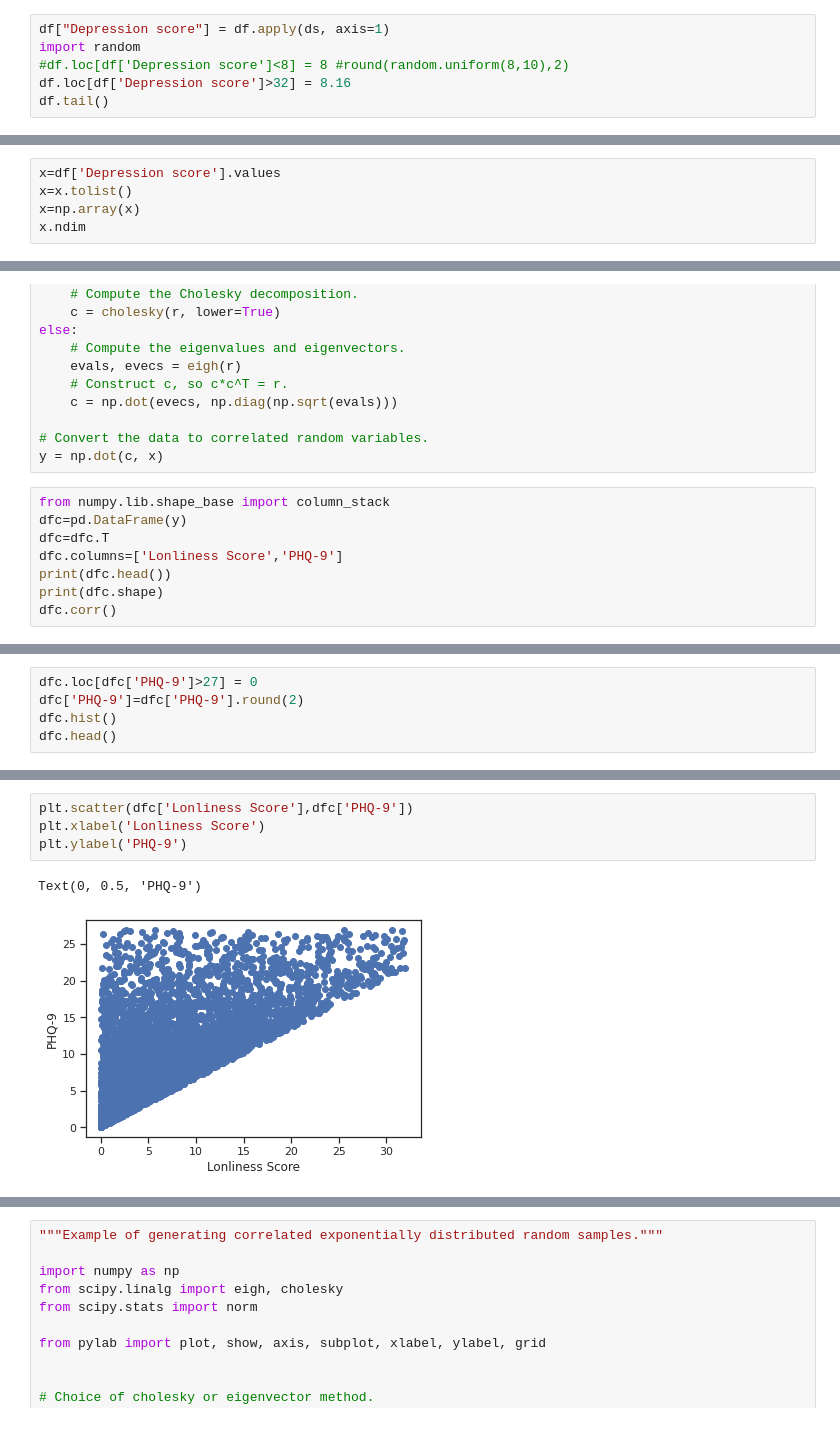
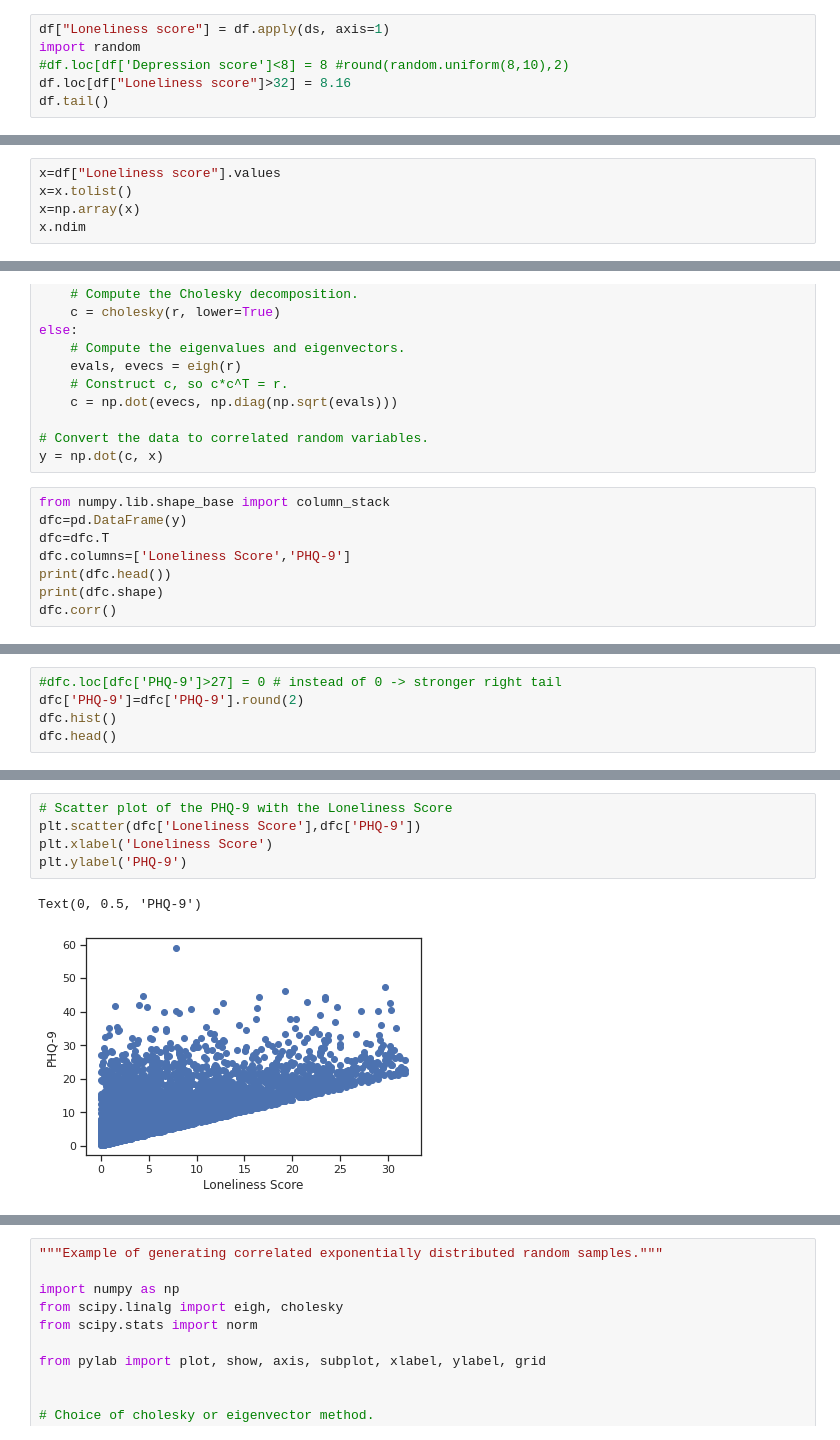
Before and after one commit to Morningspread/MITACS1, a Jupyter notebook: Sample_BCData.ipynb, the cells around one changed output, grey strips where cells are left out. Cells and saved outputs as stored; diff of their text form.

```diff
--- a/Sample_BCData.ipynb
+++ b/Sample_BCData.ipynb
@@ -97,9 +101,9 @@ def ds(df_row):
       ds=round(ds,2)
   return ds
 # %%
-df["Depression score"] = df.apply(ds, axis=1)
+df["Loneliness score"] = df.apply(ds, axis=1)
 import random
 #df.loc[df['Depression score']<8] = 8 #round(random.uniform(8,10),2)
-df.loc[df['Depression score']>32] = 8.16
+df.loc[df["Loneliness score"]>32] = 8.16
 df.tail()
 # %% [output]
@@ -117,5 +121,5 @@ df['Depression score'].hist(bins=20)
 # %%
-x=df['Depression score'].values
+x=df["Loneliness score"].values
 x=x.tolist()
 x=np.array(x)
 x.ndim
@@ -174,7 +180,7 @@ y = np.dot(c, x)
 from numpy.lib.shape_base import column_stack
 dfc=pd.DataFrame(y)
 dfc=dfc.T
-dfc.columns=['Lonliness Score','PHQ-9']
+dfc.columns=['Loneliness Score','PHQ-9']
 print(dfc.head())
 print(dfc.shape)
 dfc.corr()
@@ -192,5 +198,5 @@ dfc.corr()
 # %%
-dfc.loc[dfc['PHQ-9']>27] = 0
+#dfc.loc[dfc['PHQ-9']>27] = 0 # instead of 0 -> stronger right tail
 dfc['PHQ-9']=dfc['PHQ-9'].round(2)
 dfc.hist()
 dfc.head()
@@ -205,8 +211,9 @@ dfc.head()
 # %%
-plt.scatter(dfc['Lonliness Score'],dfc['PHQ-9'])
-plt.xlabel('Lonliness Score')
+# Scatter plot of the PHQ-9 with the Loneliness Score
+plt.scatter(dfc['Loneliness Score'],dfc['PHQ-9'])
+plt.xlabel('Loneliness Score')
 plt.ylabel('PHQ-9')
 # %% [output]
 Text(0, 0.5, 'PHQ-9')
-[figure, old version]
+[figure, new version]
 # %%
```
Also changed, not shown: parts of 27 cells of this notebook.
